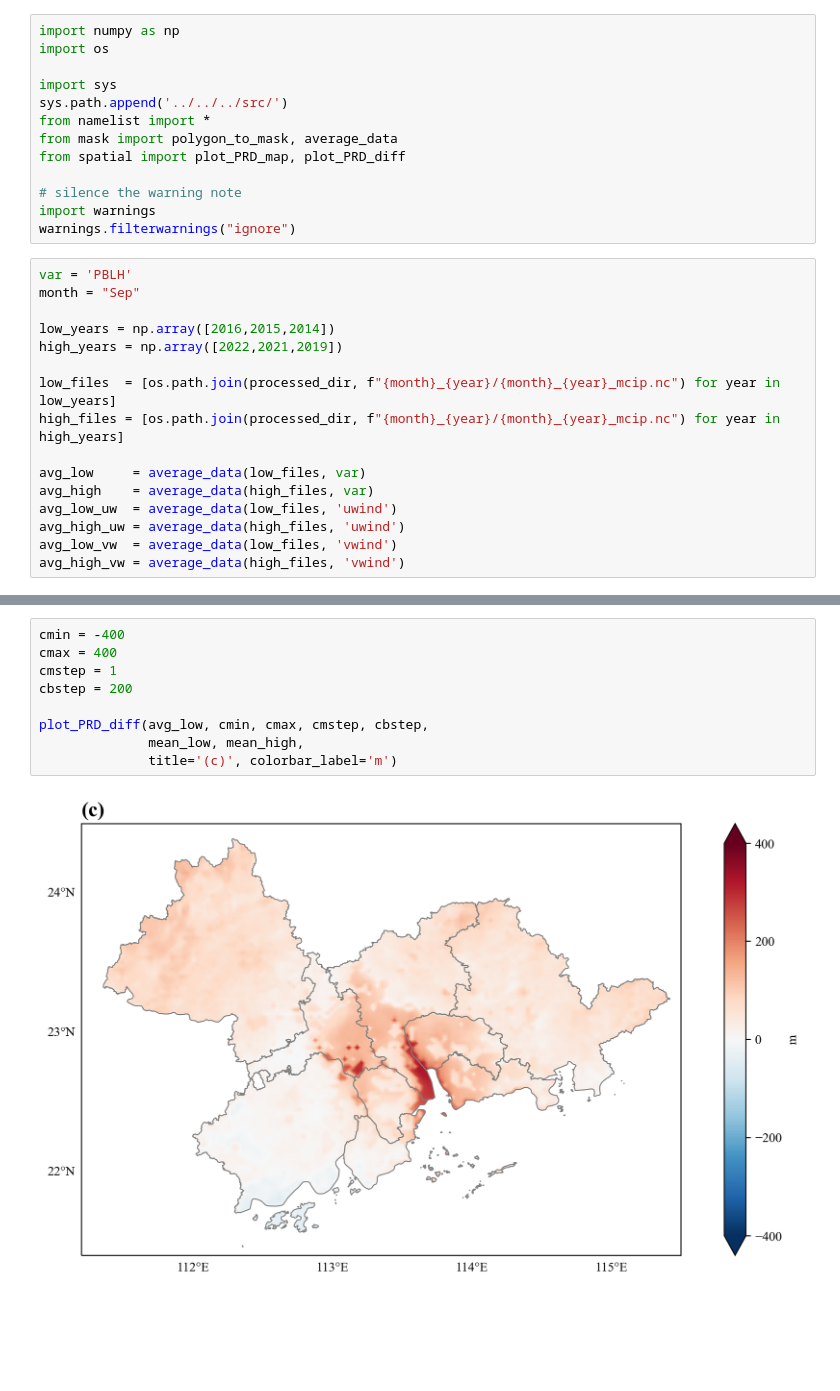
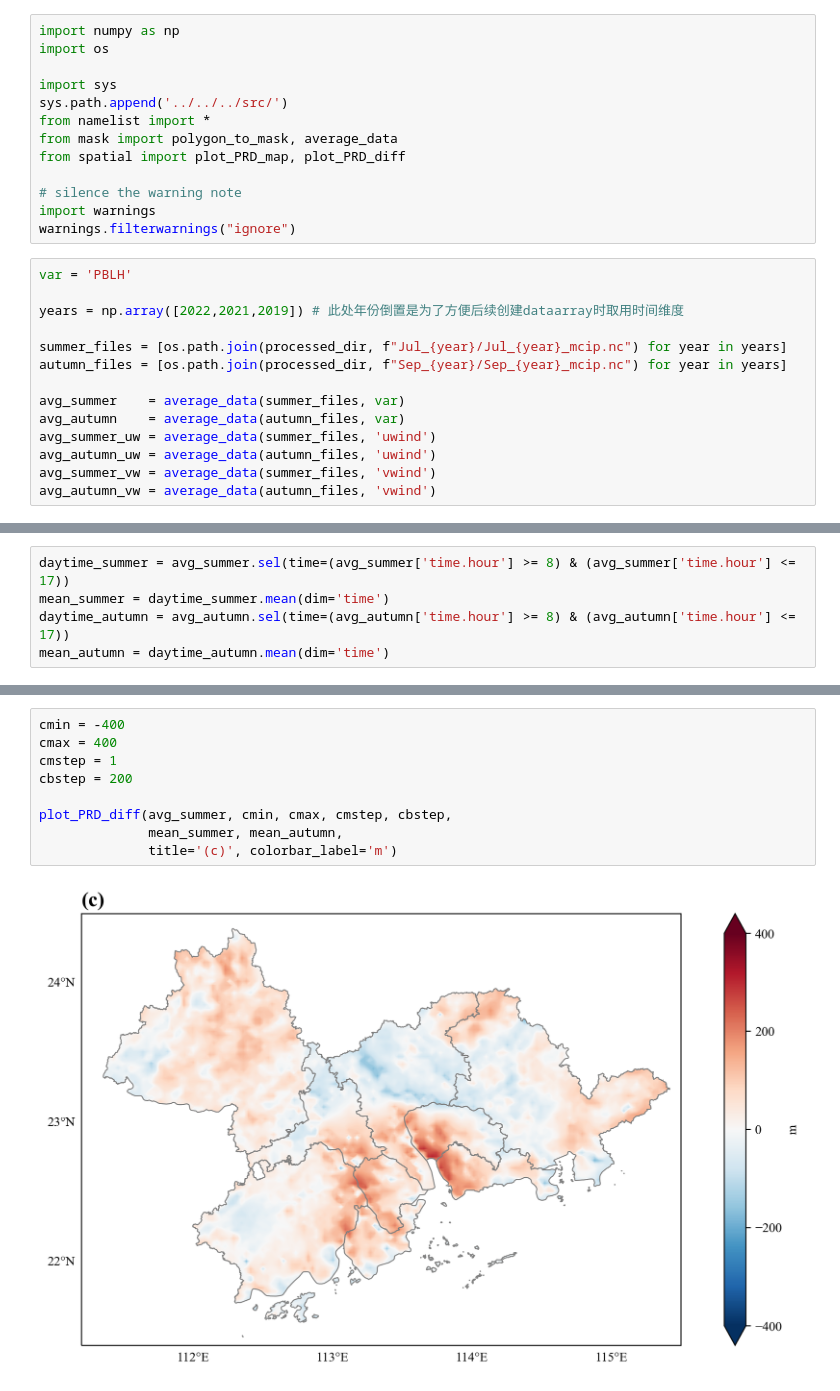
Before and after one commit to Iphisxu/MasterGRAD-Seasonally, a Jupyter notebook: scripts/Ground/Plot_spatial/PBLH.ipynb, the cells around one changed output, grey strips where cells are left out. Saved outputs shown, nothing was run; the diff lists cells and outputs as text; blank space fills up the shorter version.

```diff
--- a/scripts/Ground/Plot_spatial/PBLH.ipynb
+++ b/scripts/Ground/Plot_spatial/PBLH.ipynb
@@ -20,18 +20,16 @@ import warnings
 warnings.filterwarnings("ignore")
 # %%
 var = 'PBLH'
-month = "Sep"
 
-low_years = np.array([2016,2015,2014])
-high_years = np.array([2022,2021,2019])
+years = np.array([2022,2021,2019]) # 此处年份倒置是为了方便后续创建dataarray时取用时间维度
 
-low_files  = [os.path.join(processed_dir, f"{month}_{year}/{month}_{year}_mcip.nc") for year in low_years]
-high_files = [os.path.join(processed_dir, f"{month}_{year}/{month}_{year}_mcip.nc") for year in high_years]
+summer_files = [os.path.join(processed_dir, f"Jul_{year}/Jul_{year}_mcip.nc") for year in years]
+autumn_files = [os.path.join(processed_dir, f"Sep_{year}/Sep_{year}_mcip.nc") for year in years]
 
-avg_low     = average_data(low_files, var)
-avg_high    = average_data(high_files, var)
-avg_low_uw  = average_data(low_files, 'uwind')
-avg_high_uw = average_data(high_files, 'uwind')
-avg_low_vw  = average_data(low_files, 'vwind')
-avg_high_vw = average_data(high_files, 'vwind')
+avg_summer    = average_data(summer_files, var)
+avg_autumn    = average_data(autumn_files, var)
+avg_summer_uw = average_data(summer_files, 'uwind')
+avg_autumn_uw = average_data(autumn_files, 'uwind')
+avg_summer_vw = average_data(summer_files, 'vwind')
+avg_autumn_vw = average_data(autumn_files, 'vwind')
 # %%
@@ -45 +45,6 @@ vwind_high = avg_high_vw.mean(dim='time')
+# %%
+daytime_summer = avg_summer.sel(time=(avg_summer['time.hour'] >= 8) & (avg_summer['time.hour'] <= 17))
+mean_summer = daytime_summer.mean(dim='time')
+daytime_autumn = avg_autumn.sel(time=(avg_autumn['time.hour'] >= 8) & (avg_autumn['time.hour'] <= 17))
+mean_autumn = daytime_autumn.mean(dim='time')
 # %%
@@ -64,11 +69,11 @@ plot_PRD_map(avg_low, cmin, cmax, cmstep, cbstep,
 # %%
 cmin = -400
 cmax = 400
 cmstep = 1
 cbstep = 200
 
-plot_PRD_diff(avg_low, cmin, cmax, cmstep, cbstep,
-              mean_low, mean_high,
+plot_PRD_diff(avg_summer, cmin, cmax, cmstep, cbstep,
+              mean_summer, mean_autumn,
               title='(c)', colorbar_label='m')
 # %% [output]
-[figure, old version]
+[figure, new version]
```
Also changed, not shown: parts of 6 cells of this notebook, 1 other file.
